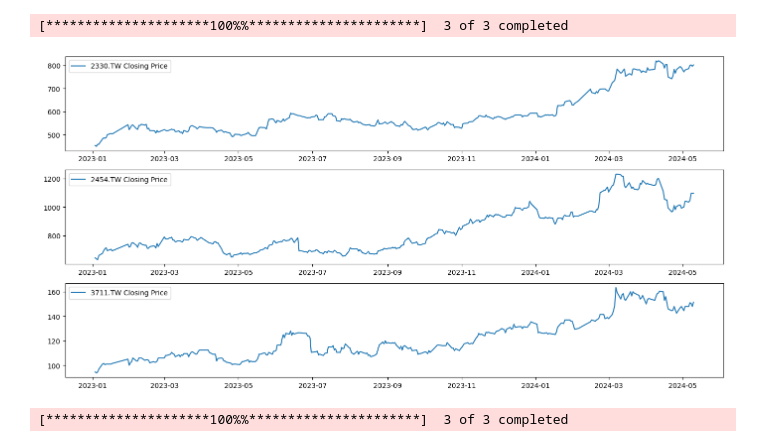
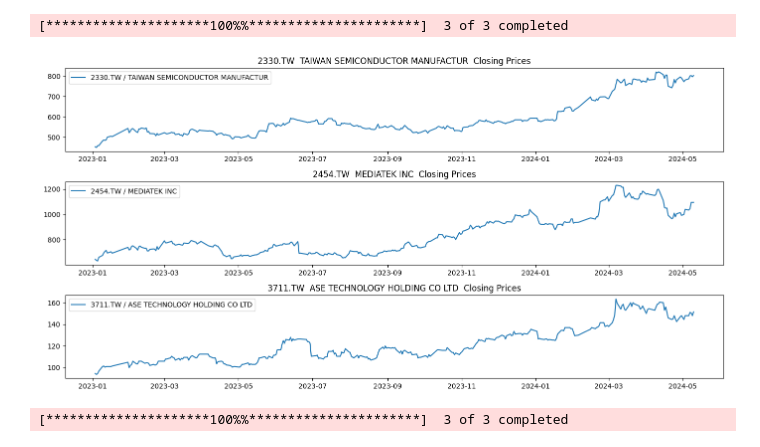
Before and after one commit to jennykon1715/financial-analysis, a Jupyter notebook: Stock_analysis.ipynb, the cells around one changed output. Cells and saved outputs as stored; diff of their text form; code cells hidden in the pictures.

```diff
--- a/Stock_analysis.ipynb
+++ b/Stock_analysis.ipynb
@@ -6,35 +6,40 @@ import matplotlib.pyplot as plt
 from datetime import datetime
 
 #下載股票數據，同時看多支股票
 tickers = ['2330.TW', '2454.TW', '3711.TW']
 today = datetime.now().strftime('%Y-%m-%d')
 data = yf.download(tickers,start='2023-01-01', end=today)
 
+stock_names = {}
+for ticker in tickers:
+    info = yf.Ticker(ticker).info
+    stock_names[ticker] = info.get('shortName', '')
 
 #獲取收盤價數據
 df_close = data['Close']
 
 #創建一個圖表和三個子圖
 plt.figure(figsize=(14, 7))
 for i, t in enumerate(tickers, 1):
     plt.subplot(3, 1, i)  # 3行1列，當前位置i
-    plt.plot(df_close.index, df_close[t], label=f'{t} Closing Price')
+    plt.plot(df_close.index, df_close[t], label=f'{t} / {stock_names[t]}')
+    plt.title(f'{t}  {stock_names[t]}  Closing Prices')
     plt.legend()
     plt.tight_layout()
 
 
 plt.show()
 
 
 
 #plt.figure(figsize=(8,4))
 #for t in tickers:
  # plt.plot(df_close.index, df_close[t], label=t)
   #plt.legend()
   #plt.show()
 # %% [output]
 [*********************100%%**********************]  3 of 3 completed
-[figure, old version]
+[figure, new version]
 # %%
 import yfinance as yf
 import matplotlib.pyplot as plt
```
